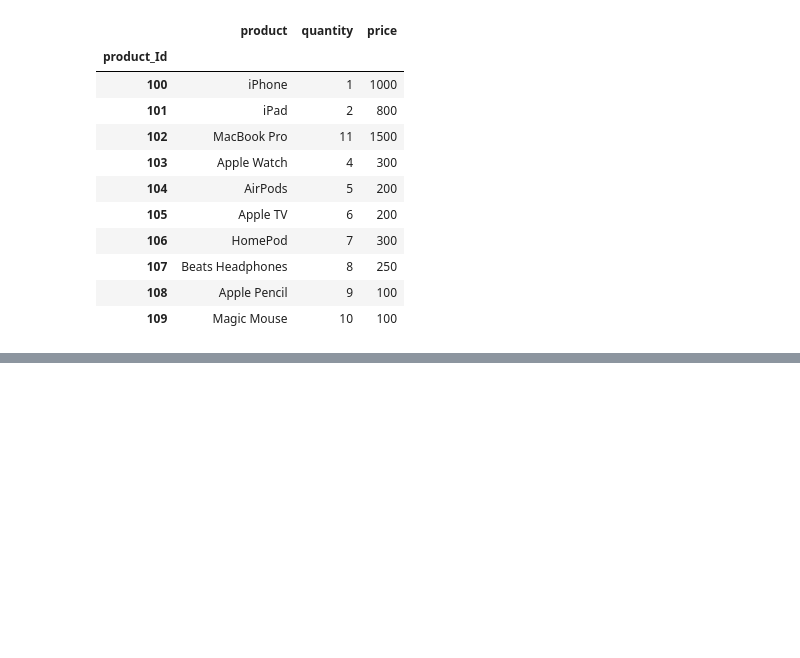
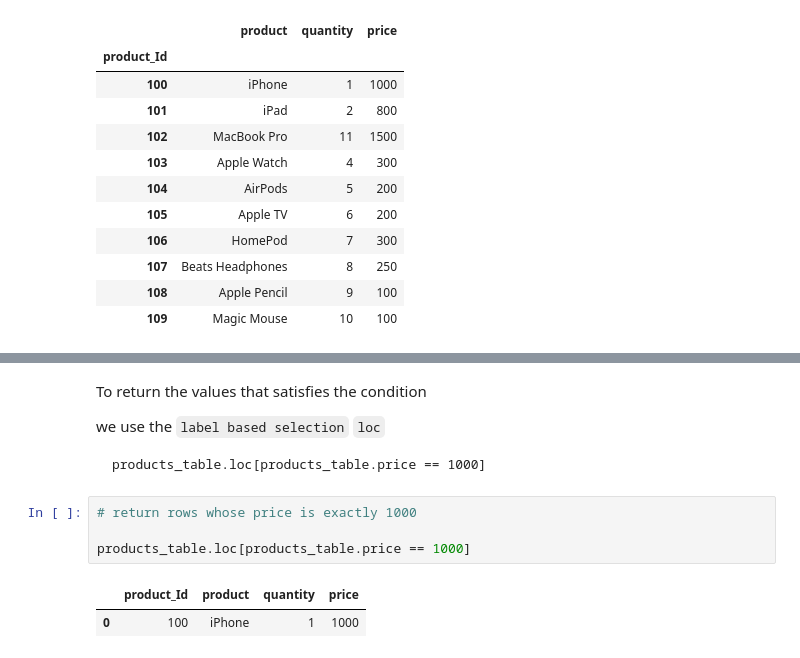
Before and after one commit to andazi/learning-pandas, a Jupyter notebook: learning_pandas.ipynb, the cells around one changed output, grey strips where cells are left out. Drawn from its saved outputs; the diff is of its cells as text; blank space fills up the shorter version.

Commit message:
conditional selections

````diff
--- a/learning_pandas.ipynb
+++ b/learning_pandas.ipynb
@@ -541,0 +566,15 @@ products_table.set_index('product_Id')
+# %% [markdown]
+To return the values that satisfies the condition
+
+we use the `label based selection` `loc`
+
+```
+products_table.loc[products_table.price == 1000]
+```
+# %%
+# return rows whose price is exactly 1000
+
+products_table.loc[products_table.price == 1000]
+# %% [output]
+|  | product_Id | product | quantity | price |
+| 0 | 100 | iPhone | 1 | 1000 |
````
Also changed, not shown: parts of 7 cells of this notebook.
